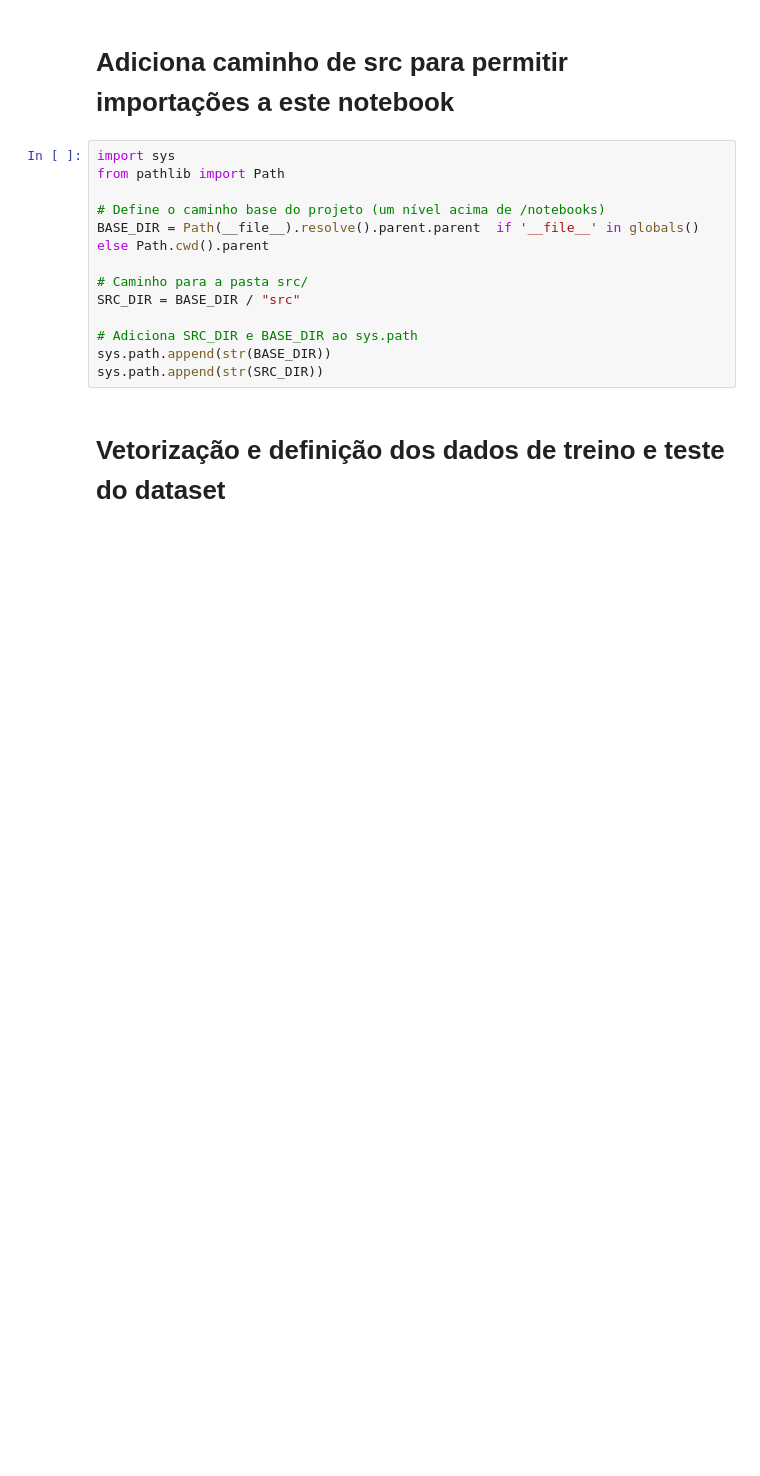
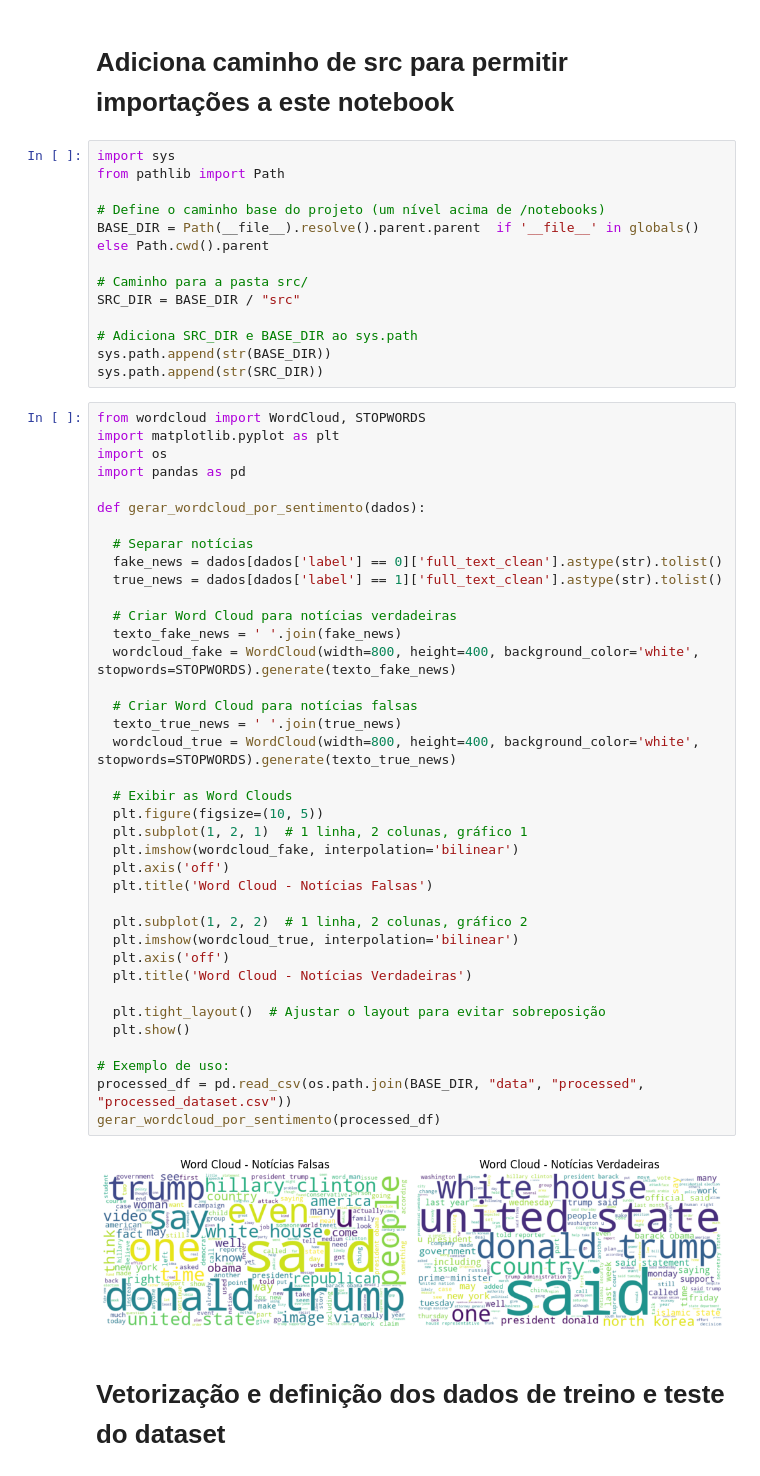
Before and after one commit to JoseGayosoNeto/fake-news-classifier, a Jupyter notebook: notebooks/vetorizacao_comparacao_modelos_02.ipynb, the cells around one changed output. Cells and saved outputs as stored; diff of their text form; blank space fills up the shorter version.

Commit message:
feat: added word cloud plot

```diff
--- a/notebooks/vetorizacao_comparacao_modelos_02.ipynb
+++ b/notebooks/vetorizacao_comparacao_modelos_02.ipynb
@@ -13,6 +13,46 @@ SRC_DIR = BASE_DIR / "src"
 # Adiciona SRC_DIR e BASE_DIR ao sys.path
 sys.path.append(str(BASE_DIR))
 sys.path.append(str(SRC_DIR))
+# %%
+from wordcloud import WordCloud, STOPWORDS
+import matplotlib.pyplot as plt
+import os
+import pandas as pd
+
+def gerar_wordcloud_por_sentimento(dados):
+
+  # Separar notícias
+  fake_news = dados[dados['label'] == 0]['full_text_clean'].astype(str).tolist()
+  true_news = dados[dados['label'] == 1]['full_text_clean'].astype(str).tolist()
+
+  # Criar Word Cloud para notícias verdadeiras
+  texto_fake_news = ' '.join(fake_news)
+  wordcloud_fake = WordCloud(width=800, height=400, background_color='white', stopwords=STOPWORDS).generate(texto_fake_news)
+
+  # Criar Word Cloud para notícias falsas
+  texto_true_news = ' '.join(true_news)
+  wordcloud_true = WordCloud(width=800, height=400, background_color='white', stopwords=STOPWORDS).generate(texto_true_news)
+
+  # Exibir as Word Clouds
+  plt.figure(figsize=(10, 5))
+  plt.subplot(1, 2, 1)  # 1 linha, 2 colunas, gráfico 1
+  plt.imshow(wordcloud_fake, interpolation='bilinear')
+  plt.axis('off')
+  plt.title('Word Cloud - Notícias Falsas')
+
+  plt.subplot(1, 2, 2)  # 1 linha, 2 colunas, gráfico 2
+  plt.imshow(wordcloud_true, interpolation='bilinear')
+  plt.axis('off')
+  plt.title('Word Cloud - Notícias Verdadeiras')
+
+  plt.tight_layout()  # Ajustar o layout para evitar sobreposição
+  plt.show()
+
+# Exemplo de uso:
+processed_df = pd.read_csv(os.path.join(BASE_DIR, "data", "processed", "processed_dataset.csv"))
+gerar_wordcloud_por_sentimento(processed_df)
+# %% [output]
+[figure, added]
 # %% [markdown]
 # **Vetorização e definição dos dados de treino e teste do dataset**
 # %%
```
Also changed, not shown: parts of 1 cell of this notebook.
